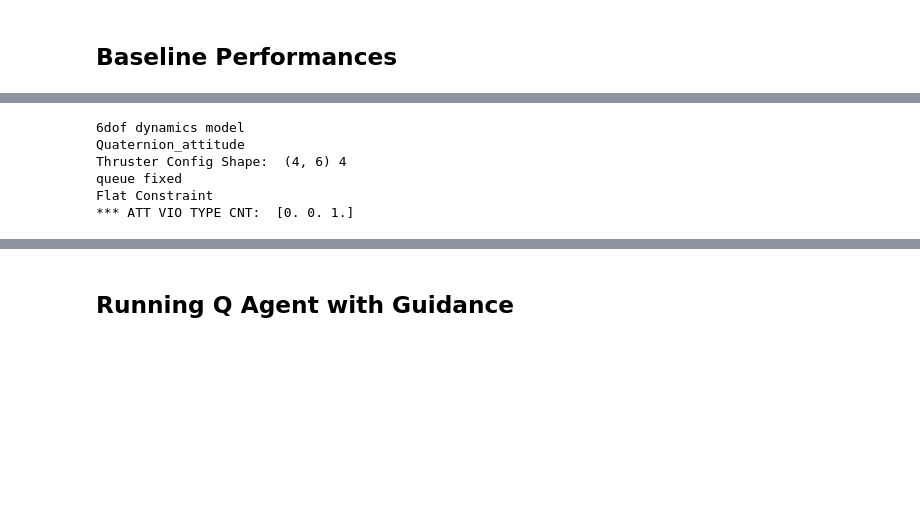
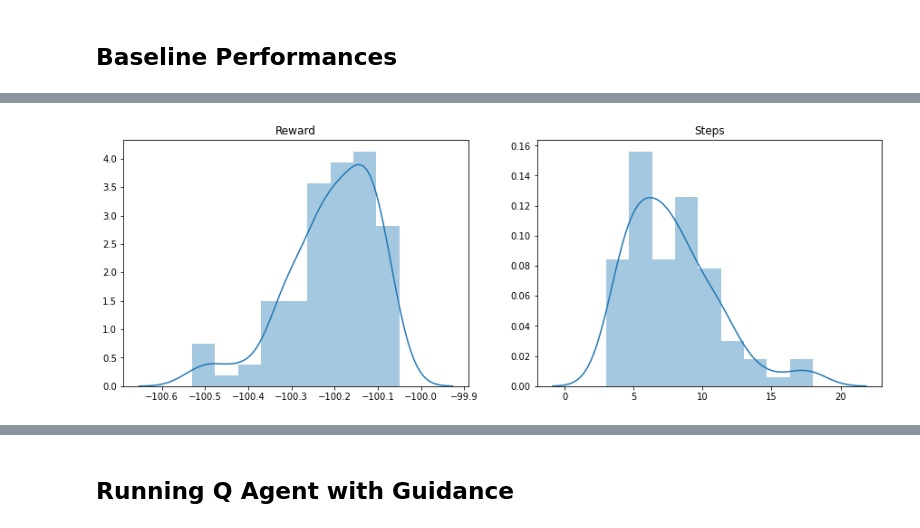
Before and after one commit to strath-ace/smart-ml, a Jupyter notebook: Gaudet-Lander/run_qnet_nb.ipynb, the cells around one changed output, grey strips where cells are left out. Saved outputs shown, nothing was run; the diff lists cells and outputs as text; code cells hidden in the pictures; blank space fills up the shorter version.

```diff
--- a/Gaudet-Lander/run_qnet_nb.ipynb
+++ b/Gaudet-Lander/run_qnet_nb.ipynb
@@ -44,11 +75,4 @@ def random_policy(s):
 # %%
-R_rand = QLearn.heuristic_demo(random_policy,env,100)
+R_rand, s_rand = QLearn.heuristic_demo(random_policy,env,100)
-# %% [output]
-6dof dynamics model
-Quaternion_attitude
-Thruster Config Shape:  (4, 6) 4
-queue fixed
-Flat Constraint
-*** ATT VIO TYPE CNT:  [0. 0. 1.]
 # %%
 policy.test_mode=True
@@ -55,0 +80,10 @@ R_ppo = QLearn.heuristic_demo(ppo_policy,env,10)
+# %%
+fig = plt.figure(figsize=(15,5))
+ax1 = plt.subplot(121)
+ax1 = sns.distplot(R_rand,ax=ax1)
+_=plt.title('Reward')
+ax2 = plt.subplot(122)
+ax2 = sns.distplot(s_rand,ax=ax2)
+_=plt.title('Steps')
+# %% [output]
+[figure, added]
```
Also changed, not shown: parts of 7 cells of this notebook, 2 other files.
